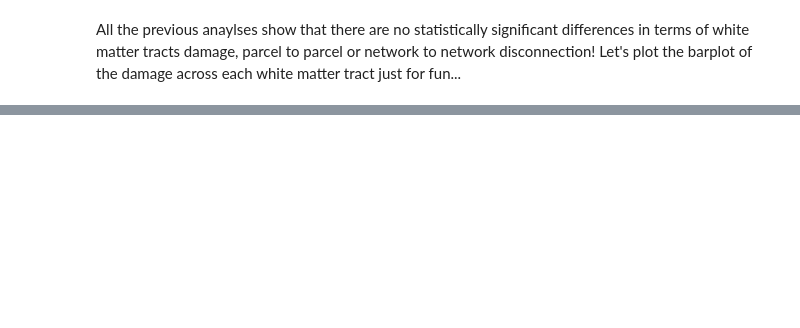
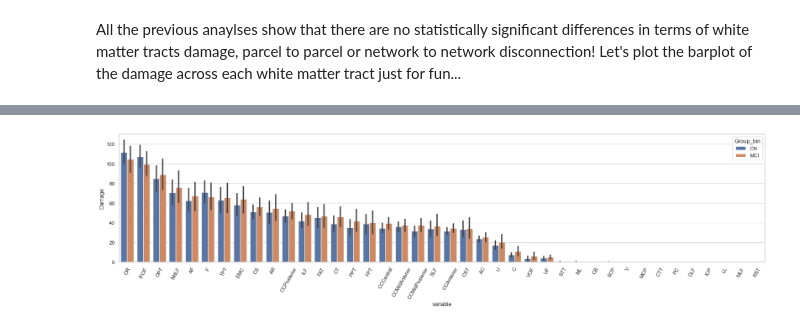
Before and after one commit to dani2442/TMS_in_AD, a Jupyter notebook: 04_analysis/analyse_disconnectome.ipynb, the cells around one changed output, grey strips where cells are left out. Saved outputs shown, nothing was run; the diff lists cells and outputs as text; code cells hidden in the pictures; blank space fills up the shorter version.

```diff
--- a/04_analysis/analyse_disconnectome.ipynb
+++ b/04_analysis/analyse_disconnectome.ipynb
@@ -164,0 +164,19 @@ plt.xticks(rotation = 60);
+# %%
+# Check not lateralized
+ptid_group = pts_tract_discon_df[['PTID', 'Group_bin']]
+old_disconnect = pts_tract_discon_df.drop(columns=['PTID','Group_bin'])
+one_disconnect = old_disconnect.groupby(lambda x: x.split('_')[0], axis=1).sum()
+new_disconnect = one_disconnect.join(ptid_group)
+# Create long version of the dataframe for plotting with seaborn
+val_vars= [f for f in new_disconnect.columns if f not in ['PTID']]
+tract_discon_df_long = pd.melt(new_disconnect, id_vars = ['PTID', 'Group_bin'], value_vars = val_vars, value_name="Damage")
+
+mci_tract_disc_df_long = tract_discon_df_long[tract_discon_df_long['Group_bin'] == 'MCI']
+mean_order = mci_tract_disc_df_long.groupby('variable')['Damage'].mean(numeric_only = True).sort_values(ascending = False)
+sns_order = mean_order.index
+sns.set(rc={'figure.figsize':(25,5)})
+sns.set_theme(style = 'whitegrid')
+sns.barplot(data = tract_discon_df_long, x = 'variable', y = "Damage", hue = 'Group_bin', order = sns_order)
+plt.xticks(rotation = 60);
+# %% [output]
+[figure, added]
```
Also changed, not shown: parts of 3 cells of this notebook, 12 other files.
